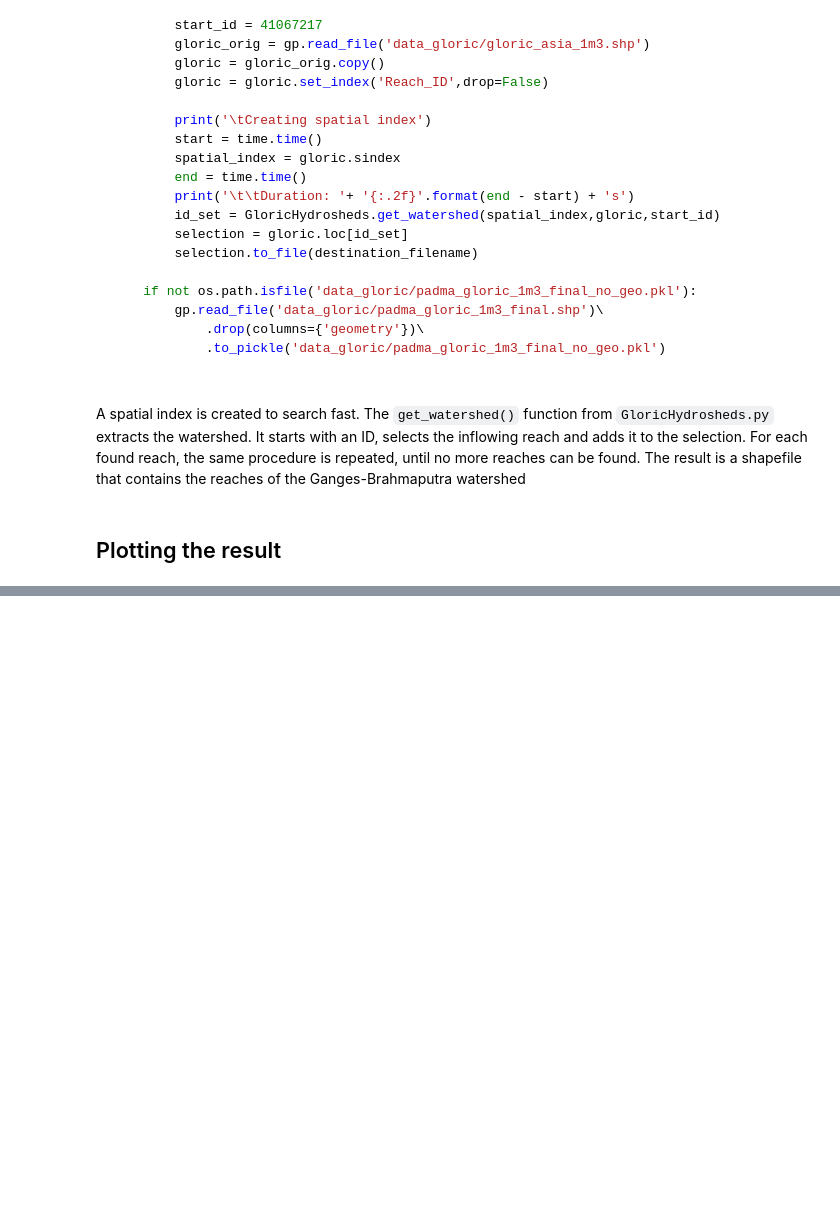
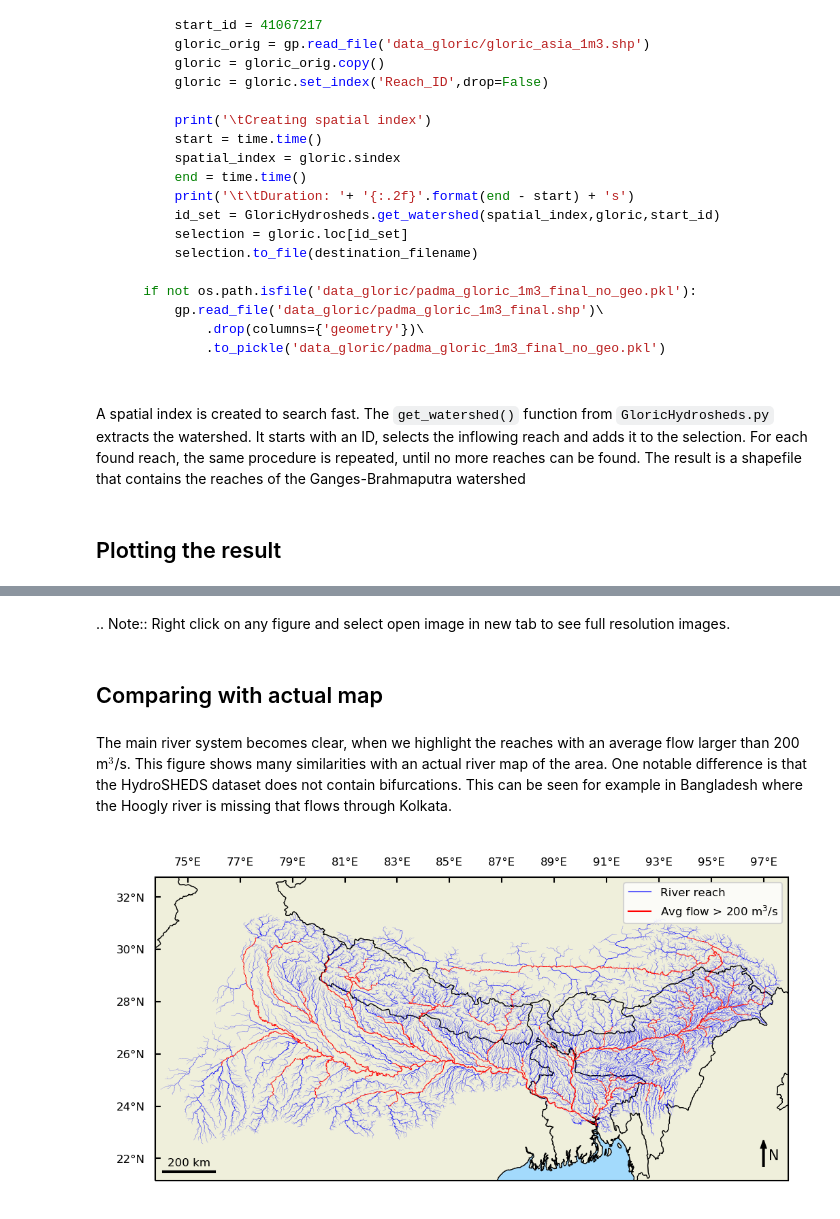
Before and after one commit to bcvanmeurs/RNA, a Jupyter notebook: docs/C-gis/01-create-hydroshed.ipynb, the cells around one changed output, grey strips where cells are left out. Cells and saved outputs as stored; diff of their text form; code cells hidden in the pictures; blank space fills up the shorter version.

Commit message:
plot watershed

```diff
--- a/docs/C-gis/01-create-hydroshed.ipynb
+++ b/docs/C-gis/01-create-hydroshed.ipynb
@@ -76,0 +83,13 @@ plot_river_map(rivernetwork);
+# %% [markdown]
+.. Note:: Right click on any figure and select open image in new tab to see full resolution images.
+# %% [markdown]
+## Comparing with actual map
+# %% [markdown]
+The main river system becomes clear, when we highlight the reaches with an average flow larger than 200 m$^3$/s.
+This figure shows many similarities with an actual river map of the area.
+One notable difference is that the HydroSHEDS dataset does not contain bifurcations.
+This can be seen for example in Bangladesh where the Hoogly river is missing that flows through Kolkata.
+# %%
+plot_river_map_2(rivernetwork,split = 200);
+# %% [output]
+[figure, added]
```
Also changed, not shown: parts of 6 cells of this notebook, 4 other files.
